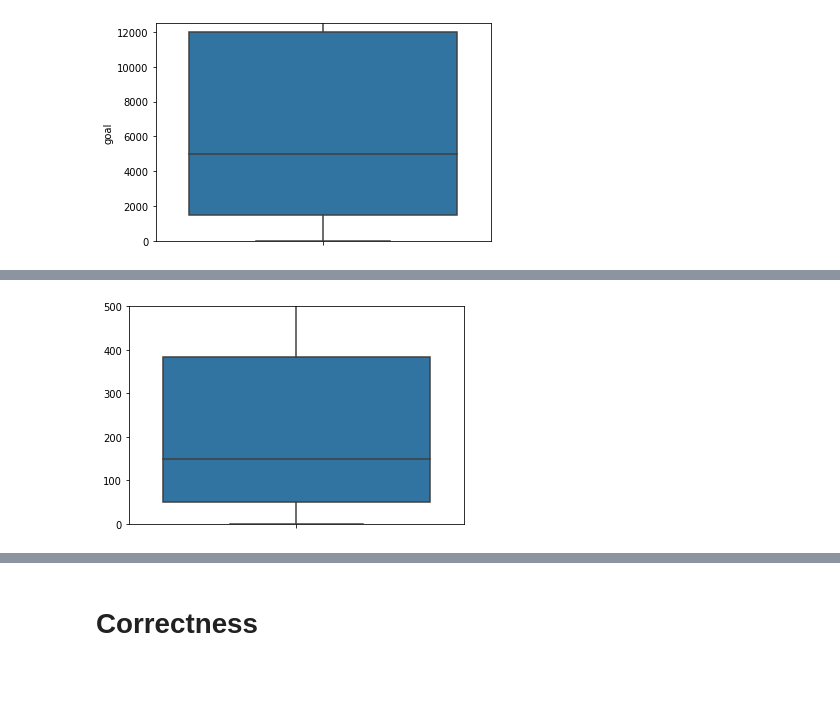
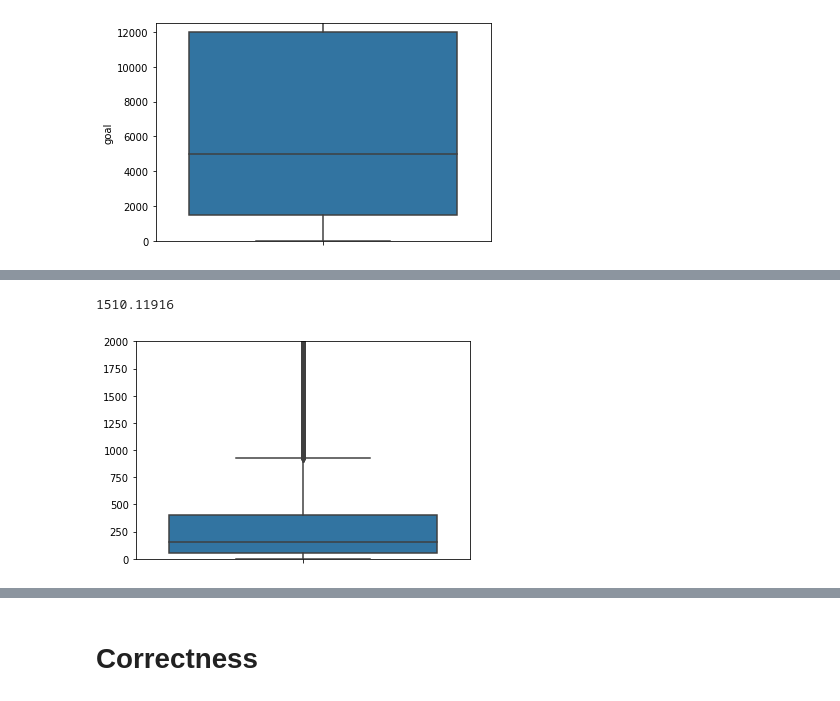
Before and after one commit to hetvankarsa/IntroDSKickstarter, a Jupyter notebook: Kickstarters.ipynb, the cells around one changed output, grey strips where cells are left out. Saved outputs shown, nothing was run; the diff lists cells and outputs as text; code cells hidden in the pictures.

```diff
--- a/Kickstarters.ipynb
+++ b/Kickstarters.ipynb
@@ -297,21 +230,26 @@ data_train['money_per_day'] = money_each_day
+# %%
+import functools
+print(functools.reduce(lambda x, y: x + y, money_each_day) / len(money_each_day))
+# %% [output]
+1510.11916
 # %%
 # 6. Creating the 'money_per_day_per' feature; it is a prediction
 # The value is closer to 1 if it is likely to be funded
 # It is computed by closely looking and the money_per_day attribute
 
 sns.boxplot(y=money_each_day)
-plt.ylim(0, 500)
+# plt.ylim(0, 500)
 
 data_train['money_per_day_per'] = 0.00
 for index, entry in enumerate(money_each_day):
     if entry > 600:
         data_train.loc[index, 'money_per_day_per'] = 0.1
     elif entry > 400:
         data_train.loc[index, 'money_per_day_per'] = 0.2
     else:
         data_train.loc[index, 'money_per_day_per'] = 1 - (money_each_day[index] / 400) + 0.2
 # %% [output]
-[figure, old version]
+[figure, new version]
 # %%
 # 7. Creating the 'blurb_length' feature
 # blurb_length - cor with funded: #0.032002518832337956
```
Also changed, not shown: parts of 13 cells of this notebook.
